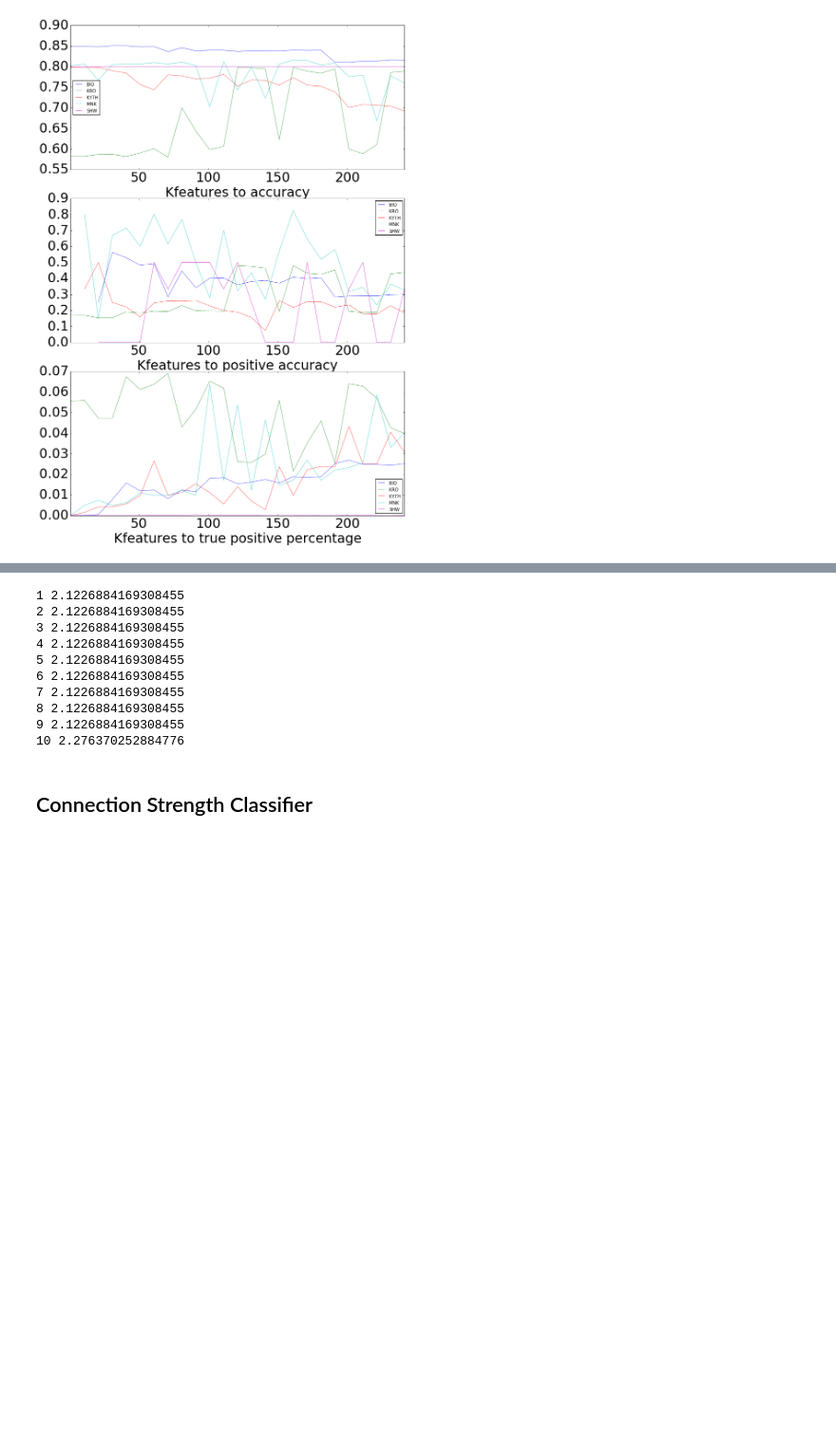
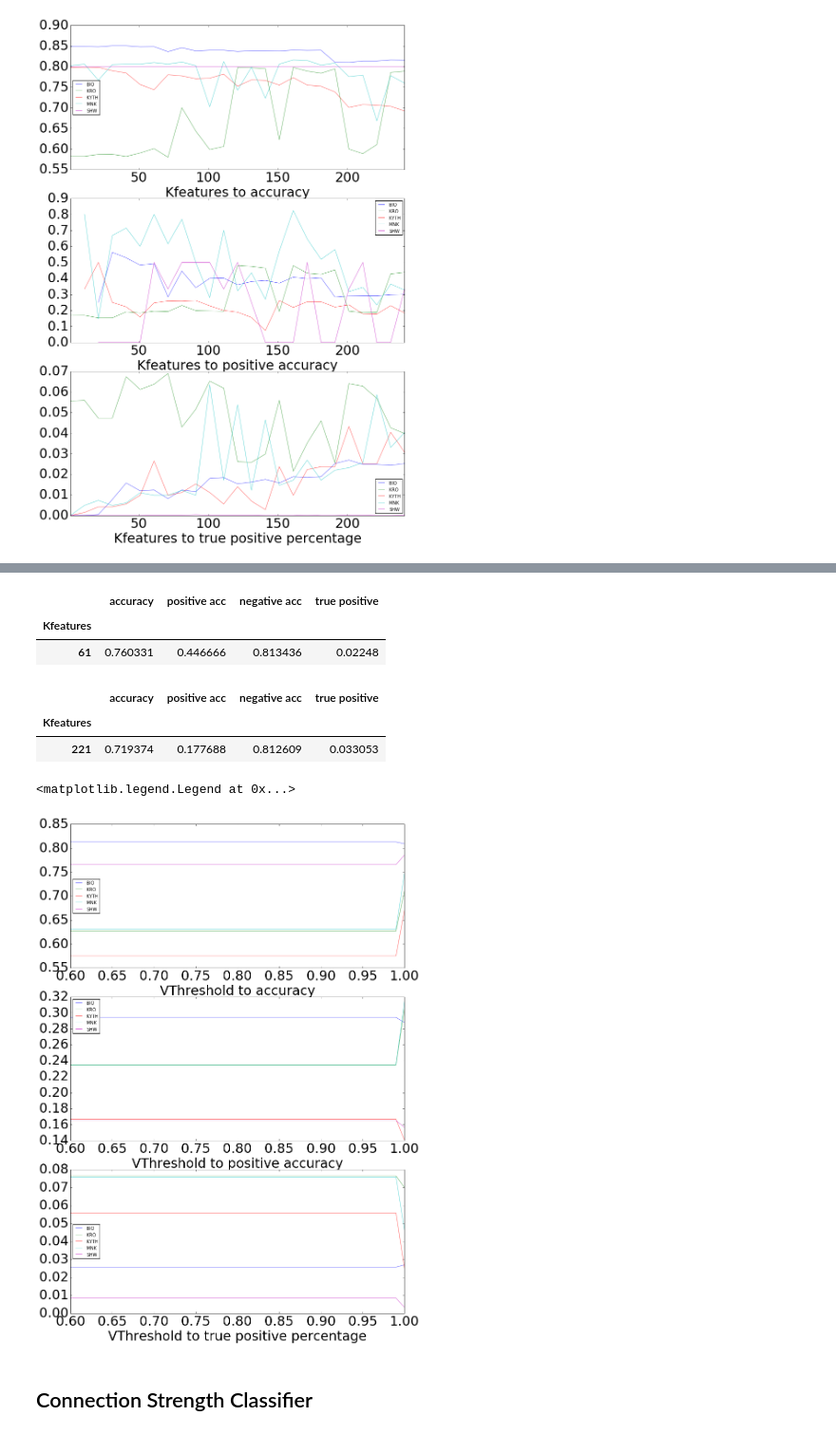
Before and after one commit to eytans/Stockifier, a Jupyter notebook: Logistic Regression.ipynb, the cells around one changed output, grey strips where cells are left out. Shown at 95% size. Saved outputs shown, nothing was run; the diff lists cells and outputs as text; code cells hidden in the pictures; blank space fills up the shorter version.

Commit message:
Finished notebooks for decision tree and logistic regression
Signed-off-by: Eytan Singher <eytan.singher@gmail.com>

```diff
--- a/Logistic Regression.ipynb
+++ b/Logistic Regression.ipynb
@@ -251,7 +251,7 @@ from sklearn.linear_model import LogisticRegression
 penalty = 'l2'
 intercept_scaling = 1.5
 C = 4
-model = LogisticRegression(C=C, penalty=penalty, intercept_scaling=intercept_scaling)
+model = LogisticRegression(C=C, penalty=penalty, intercept_scaling=intercept_scaling, n_jobs=-1)
 accs = run_model(model)
 # %%
 concated_accs = ConfusionMatrix.concat(*list(accs.values()))
@@ -317,28 +324,63 @@ plt.legend(loc='best', prop={'size':10})
+# %%
+aggr.loc[aggr['positive acc'] == aggr['positive acc'].max()]
+# %% [output]
+|  | accuracy | positive acc | negative acc | true positive |
+| Kfeatures |  |  |  |  |
+| 61 | 0.760331 | 0.446666 | 0.813436 | 0.02248 |
+# %%
+aggr.loc[aggr['true positive'] == aggr['true positive'].max()]
+# %% [output]
+|  | accuracy | positive acc | negative acc | true positive |
+| Kfeatures |  |  |  |  |
+| 221 | 0.719374 | 0.177688 | 0.812609 | 0.033053 |
 # %%
 from sklearn.feature_selection import VarianceThreshold
 
-results2 = []
-for i in range(1, 11):
+variance_threshold_results = []
+for i in range(60, 101):
     try:
-        filtered_stocks = [(VarianceThreshold(threshold=float(i)/10).fit_transform(data, classes), classes) for data, classes in stocks]
-        results2.append((i, sum(run_model(LogisticRegression(), filtered_stocks).values())))
+        thresh = float(i)/100
+        filtered_stocks = [(pandas.DataFrame(VarianceThreshold(threshold=thresh).fit_transform(data, classes)),
+                                 pandas.Series(classes)) for data, classes in stocks]
+        variance_threshold_results.append((thresh, run_model(model, filtered_stocks)))
     except Exception as e:
         print('Skipping threshold {} as it doesnt have enough variance: {}'.format(float(i)/100, str(e)))
-
-results2.sort(key=lambda t: t[1])
-for t in results2:
-    print('{} {}'.format(t[0],t[1]))
-# %% [output]
-1 2.1226884169308455
-2 2.1226884169308455
-3 2.1226884169308455
-4 2.1226884169308455
-5 2.1226884169308455
-6 2.1226884169308455
-7 2.1226884169308455
-8 2.1226884169308455
-9 2.1226884169308455
-10 2.276370252884776
+# %%
+variance_threshold_temp = variance_threshold_results
+# %%
+variance_threshold_results = []
+for t, acc in variance_threshold_temp:
+    for tsn, cm in acc.items():
+        variance_threshold_results.append((t, tsn, cm.accuracy, cm.true_acc(), cm.false_acc(), cm.TruePos))
+
+results = pandas.DataFrame(variance_threshold_results, columns=('VThreshold', 'stock', 'accuracy', 'positive acc', 'negative acc', 'true positive'))
+# %%
+plt.rc('font', size=30)
+fig = plt.figure(figsize=(30, 20))
+alpha = 0.6
+
+ax1 = plt.subplot2grid((3,2), (0,0))
+for name, group in results.groupby('stock'):
+    # since we are counting values it makes sense to regularize the counts
+    group.groupby('VThreshold').agg('mean')['accuracy'].plot(kind='line', label=name, alpha=alpha)
+ax1.set_xlabel('VThreshold to accuracy')
+plt.legend(loc='best', prop={'size':10})
+
+ax2 = plt.subplot2grid((3,2), (1, 0))
+for name, group in results.groupby('stock'):
+    # since we are counting values it makes sense to regularize the counts
+    group.groupby('VThreshold').agg('mean')['positive acc'].plot(kind='line', label=name, alpha=alpha)
+ax2.set_xlabel('VThreshold to positive accuracy')
+plt.legend(loc='best', prop={'size':10})
+
+ax3 = plt.subplot2grid((3,2), (2,0))
+for name, group in results.groupby('stock'):
+    group.replace(np.nan, 0).groupby('VThreshold').agg('mean')['true positive'].plot(kind='line', label=name, alpha=alpha)
+ax3.set_xlabel('VThreshold to true positive percentage')
+plt.legend(loc='best', prop={'size':10})
+# %% [output]
+<matplotlib.legend.Legend at 0x...>
+[figure, added]
 # %% [markdown]
 ## Connection Strength Classifier
 # %%
```
Also changed, not shown: parts of 46 cells of this notebook, 1 other file.
